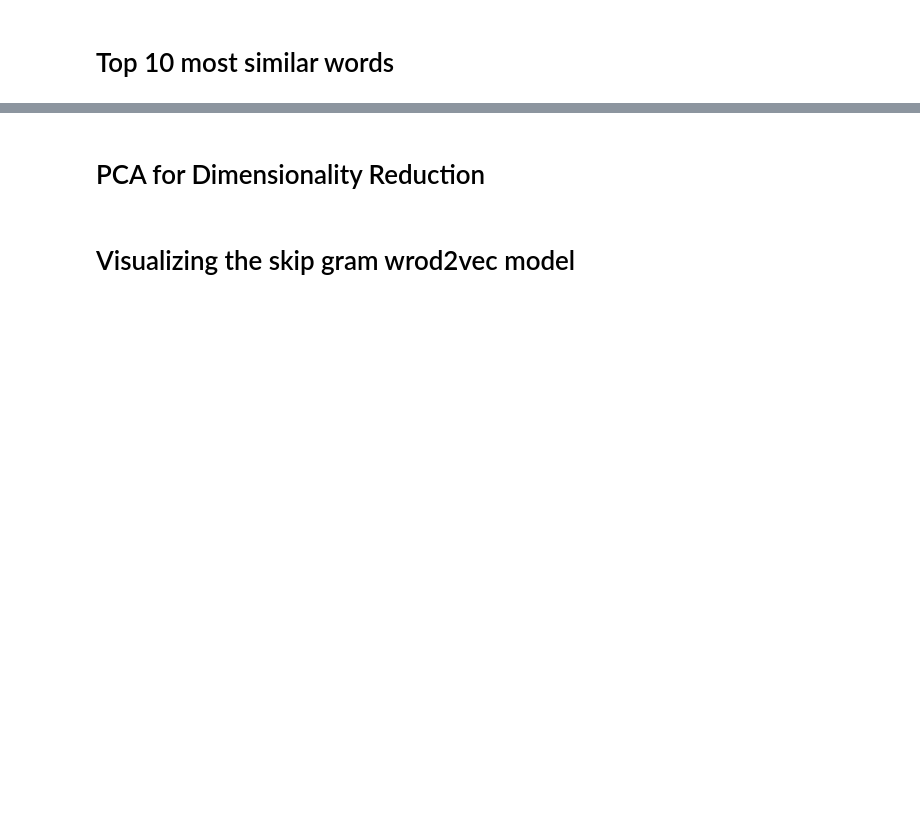
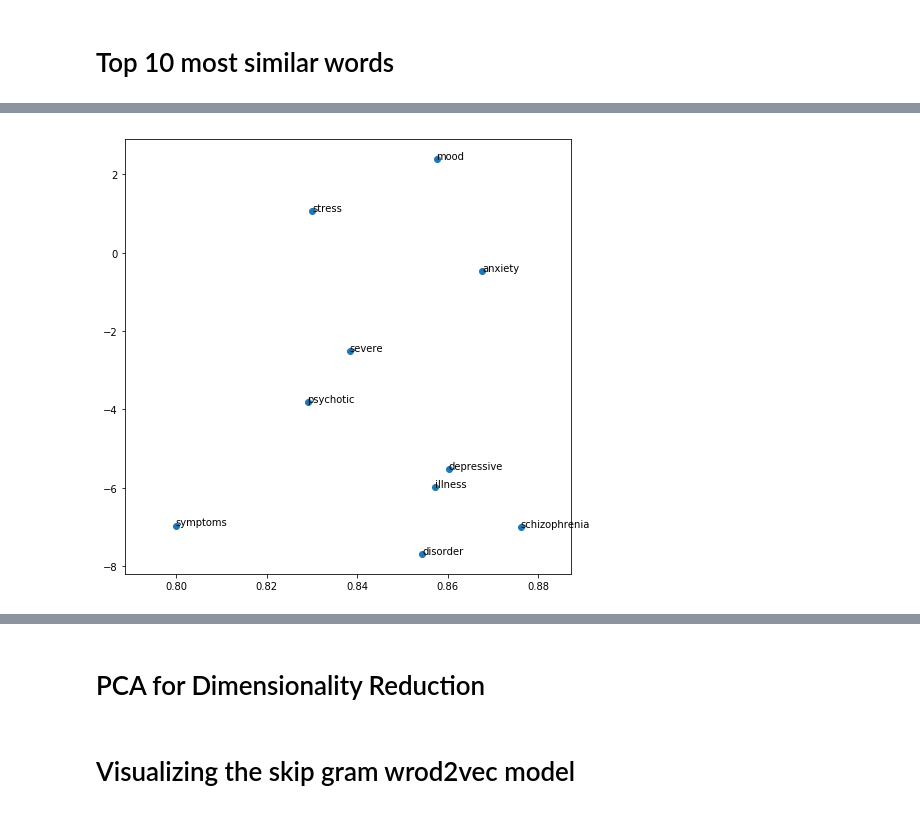
Before and after one commit to EshbanTheLearner/Word2Vec-with-Gensim, a Jupyter notebook: Word2Vec_with_Gensim.ipynb, the cells around one changed output, grey strips where cells are left out. Saved outputs shown, nothing was run; the diff lists cells and outputs as text; code cells hidden in the pictures; blank space fills up the shorter version.

```diff
--- a/Word2Vec_with_Gensim.ipynb
+++ b/Word2Vec_with_Gensim.ipynb
@@ -111,3 +137,17 @@ CBOW.wv.most_similar(positive=w1, topn=10)
+# %%
+list_x = CBOW.wv.most_similar(positive=w1, topn=10)
+x = []
+labels = []
+for i in range(len(list_x)):
+    x.append(list_x[i][1])
+    labels.append(list_x[i][0])
+# %%
+plt.figure(figsize=(8,8))
+plt.scatter(x,y[:10])
+for i in range(len(x)):
+    plt.annotate(xy=(x[i],y[i]), s=labels[i])
+# %% [output]
+[figure, added]
 # %% [markdown]
 # Skip Gram
 Skip gram predicts the surrounding context words within specific window given current word. The input layer contains the current word and the output layer contains the context words. The hidden layer contains the number of dimensions in which we want to represent current word present at the input layer.
```
Also changed, not shown: parts of 16 cells of this notebook.
